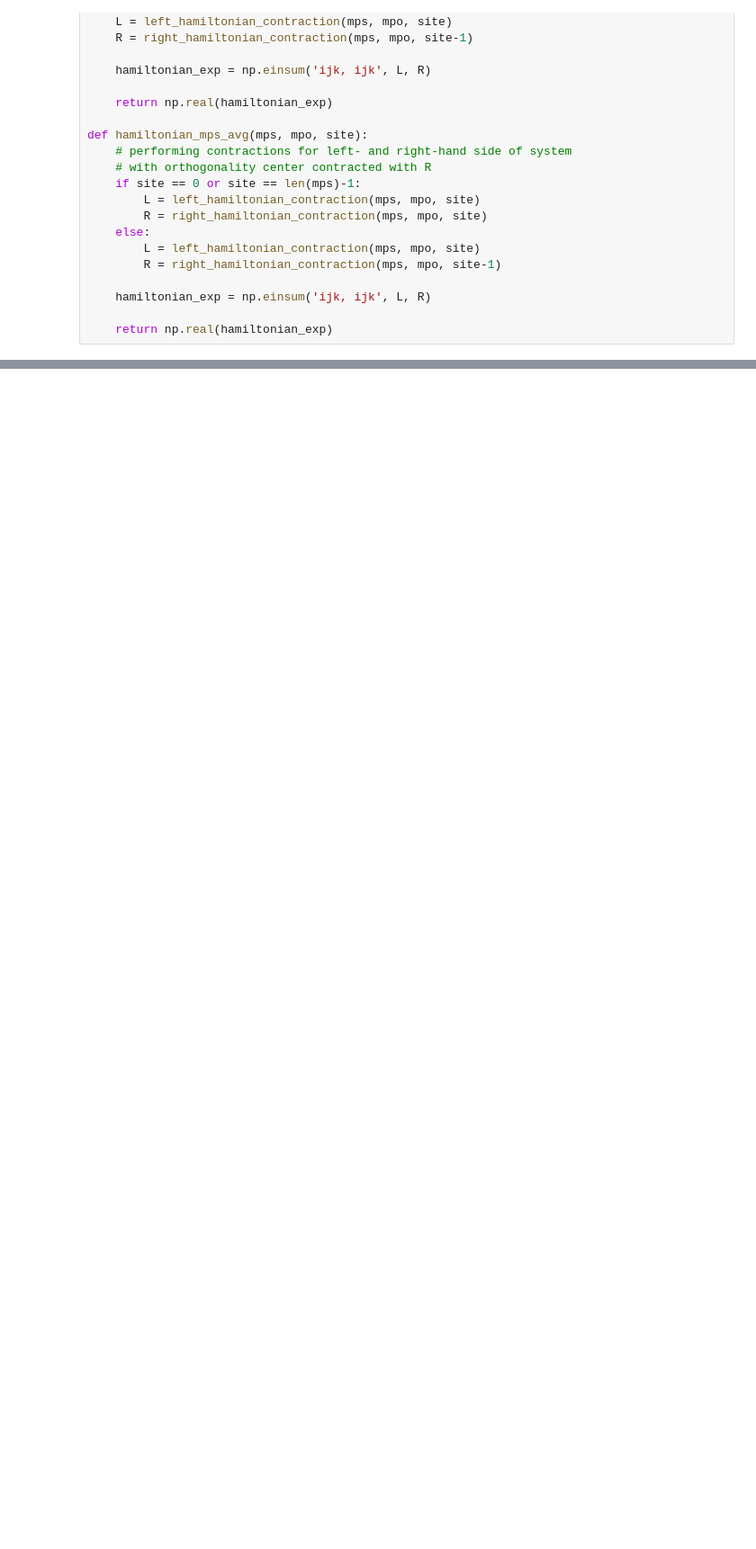
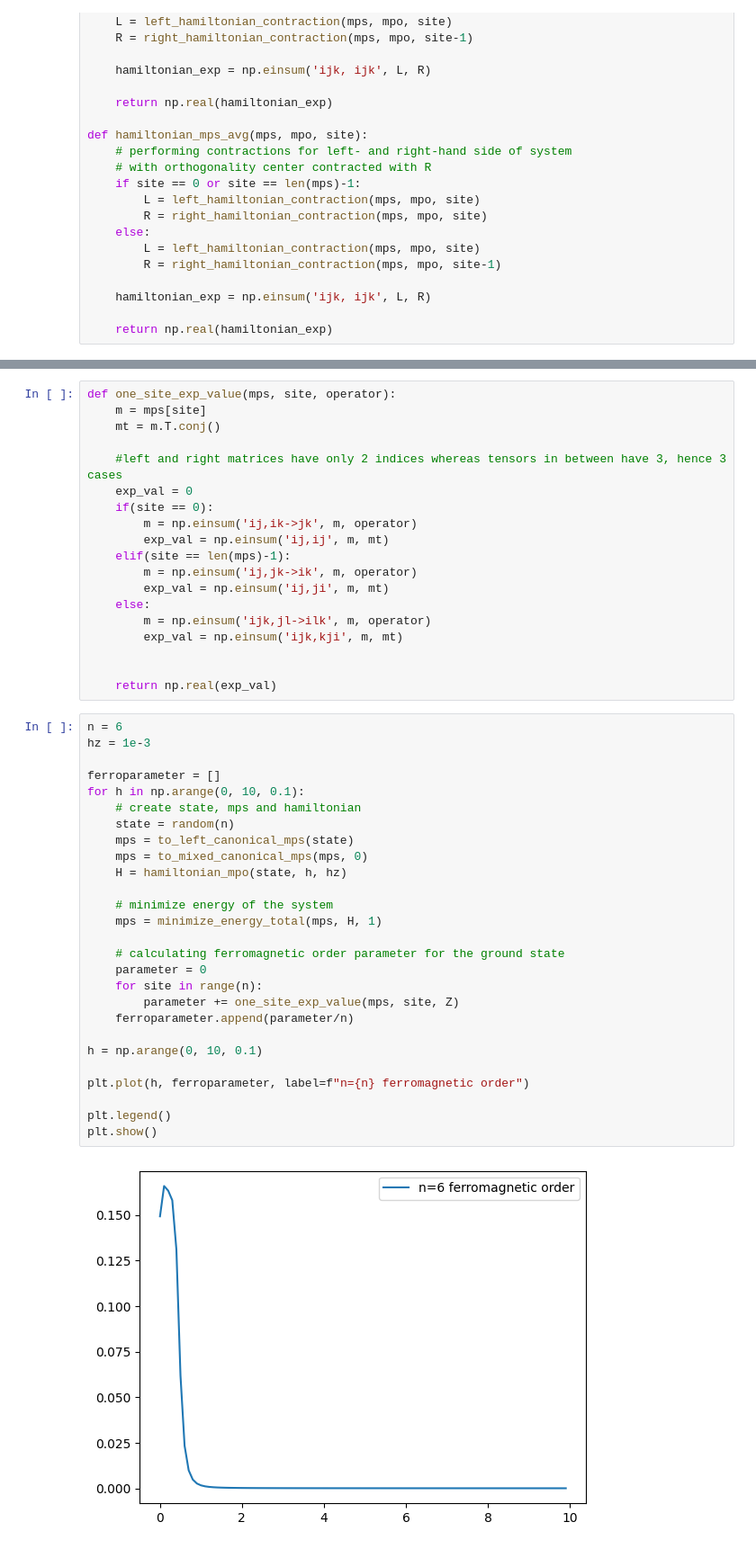
Before and after one commit to smdrzazga/tensor-networks, a Jupyter notebook: tensor_networks_set_2.ipynb, the cells around one changed output, grey strips where cells are left out. Shown: that part at 90% size. Cells and saved outputs as stored; diff of their text form; blank space fills up the shorter version.

```diff
--- a/tensor_networks_set_2.ipynb
+++ b/tensor_networks_set_2.ipynb
@@ -720,0 +529,48 @@ MPS energy after 12 sweeps:
+# %%
+def one_site_exp_value(mps, site, operator):
+    m = mps[site]
+    mt = m.T.conj()
+
+    #left and right matrices have only 2 indices whereas tensors in between have 3, hence 3 cases
+    exp_val = 0
+    if(site == 0):
+        m = np.einsum('ij,ik->jk', m, operator)
+        exp_val = np.einsum('ij,ij', m, mt)
+    elif(site == len(mps)-1):
+        m = np.einsum('ij,jk->ik', m, operator)
+        exp_val = np.einsum('ij,ji', m, mt)
+    else:
+        m = np.einsum('ijk,jl->ilk', m, operator)
+        exp_val = np.einsum('ijk,kji', m, mt)
+
+
+    return np.real(exp_val)
+# %%
+n = 6
+hz = 1e-3
+
+ferroparameter = []
+for h in np.arange(0, 10, 0.1):
+    # create state, mps and hamiltonian
+    state = random(n)
+    mps = to_left_canonical_mps(state)
+    mps = to_mixed_canonical_mps(mps, 0)
+    H = hamiltonian_mpo(state, h, hz)
+
+    # minimize energy of the system
+    mps = minimize_energy_total(mps, H, 1)
+
+    # calculating ferromagnetic order parameter for the ground state
+    parameter = 0
+    for site in range(n):
+        parameter += one_site_exp_value(mps, site, Z)
+    ferroparameter.append(parameter/n)
+
+h = np.arange(0, 10, 0.1)
+
+plt.plot(h, ferroparameter, label=f"n={n} ferromagnetic order")
+
+plt.legend()
+plt.show()
+# %% [output]
+[figure, added]
```
Also changed, not shown: parts of 13 cells of this notebook.
